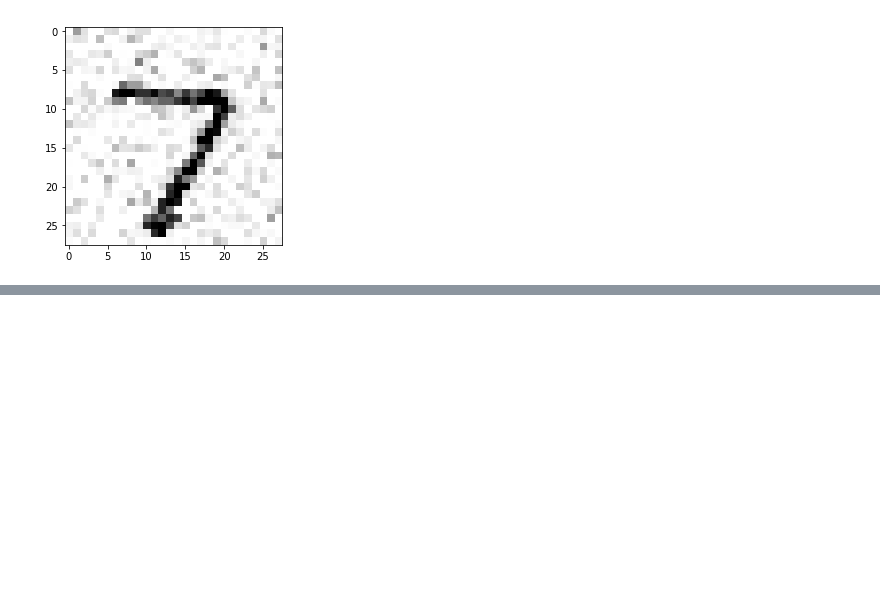
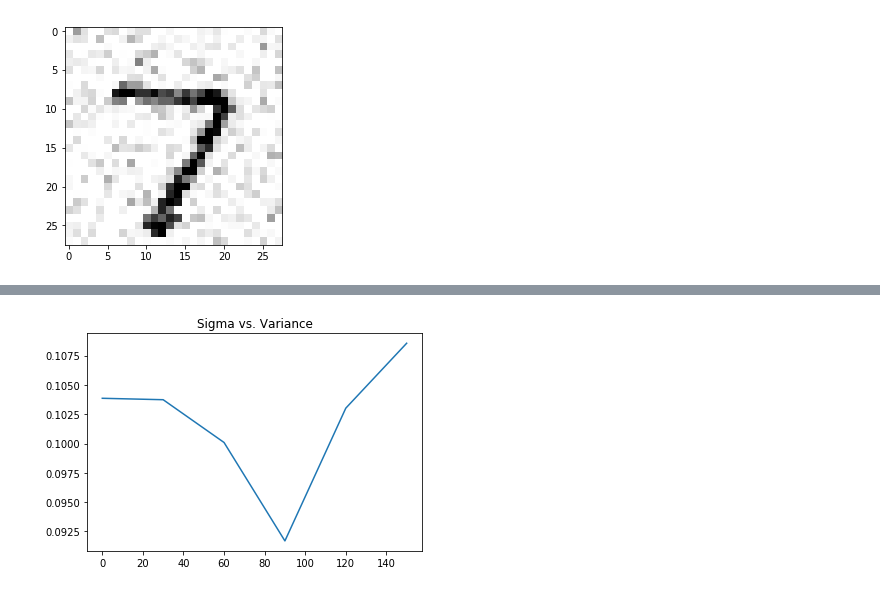
Before and after one commit to tyleryzhu/pallas-starter-project, a Jupyter notebook: Pallas Starter Project #3.ipynb, the cells around one changed output, grey strips where cells are left out. Cells and saved outputs as stored; diff of their text form; code cells hidden in the pictures; blank space fills up the shorter version.

```diff
--- a/Pallas Starter Project #3.ipynb
+++ b/Pallas Starter Project #3.ipynb
@@ -351,0 +337,4 @@ display(sigs, result)
+# %%
+display(sigs, result)
+# %% [output]
+[figure, added]
```
Also changed, not shown: parts of 16 cells of this notebook.
